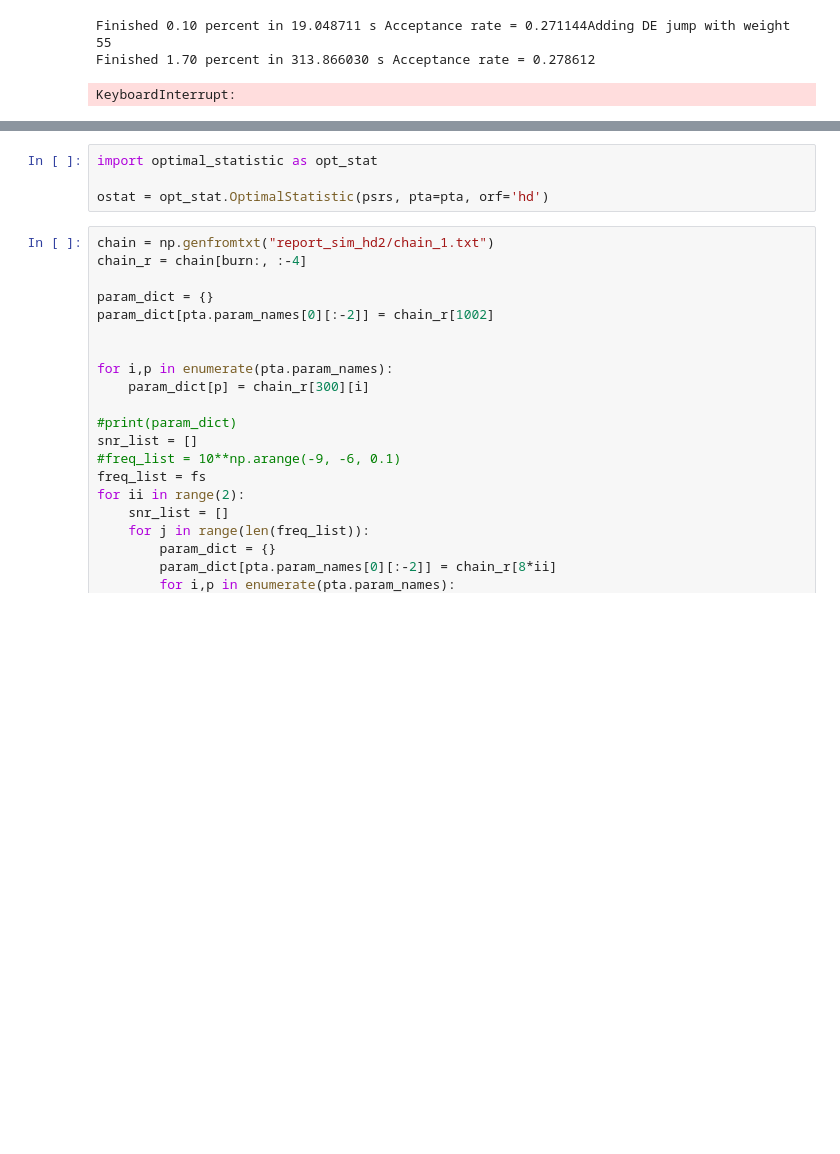
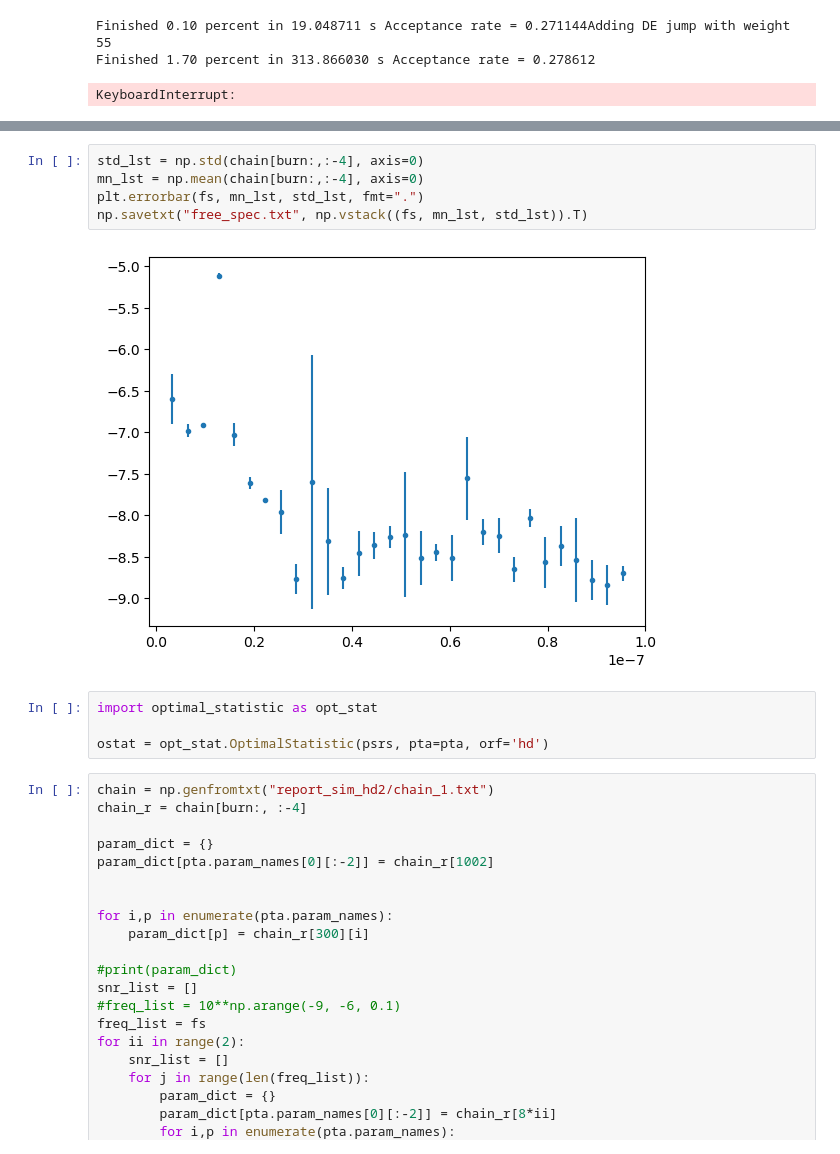
Before and after one commit to natazipper/free_spectrum_timing, a Jupyter notebook: free_spec.ipynb, the cells around one changed output, grey strips where cells are left out. Cells and saved outputs as stored; diff of their text form; blank space fills up the shorter version.

Commit message:
Generation of the text file with amplitudes and uncertainties of the free spectrum

```diff
--- a/free_spec.ipynb
+++ b/free_spec.ipynb
@@ -515,3 +515,10 @@ parts = plt.violinplot(
+# %%
+std_lst = np.std(chain[burn:,:-4], axis=0)
+mn_lst = np.mean(chain[burn:,:-4], axis=0)
+plt.errorbar(fs, mn_lst, std_lst, fmt=".")
+np.savetxt("free_spec.txt", np.vstack((fs, mn_lst, std_lst)).T)
+# %% [output]
+[figure, added]
 # %%
 import optimal_statistic as opt_stat
 
```
Also changed, not shown: parts of 1 cell of this notebook, 8 other files.
